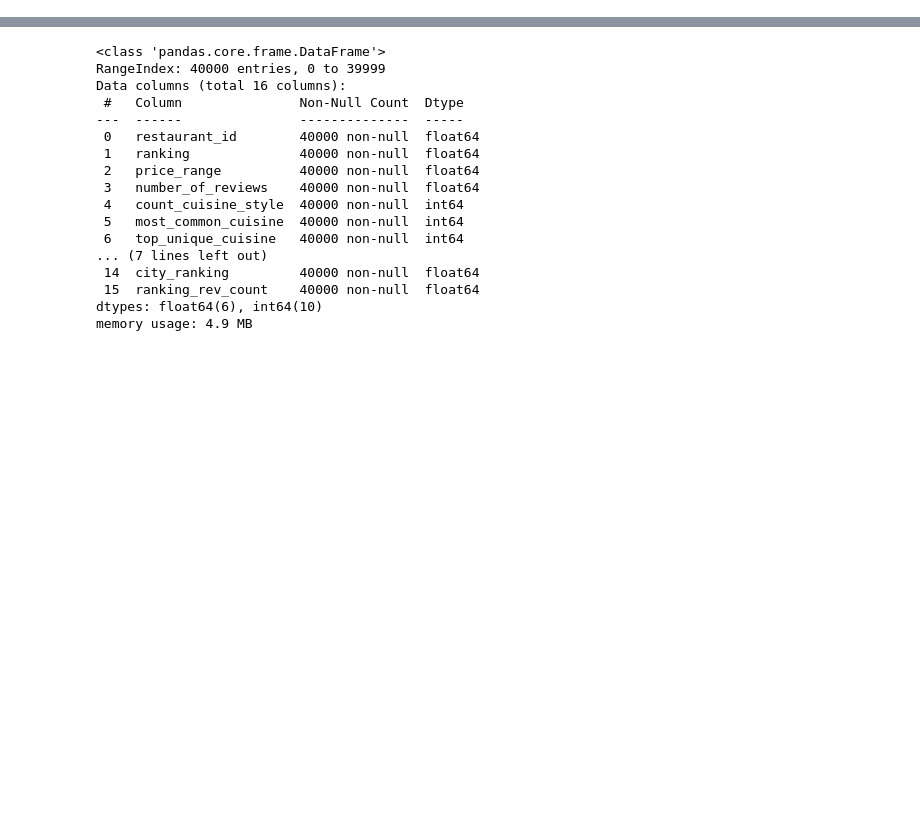
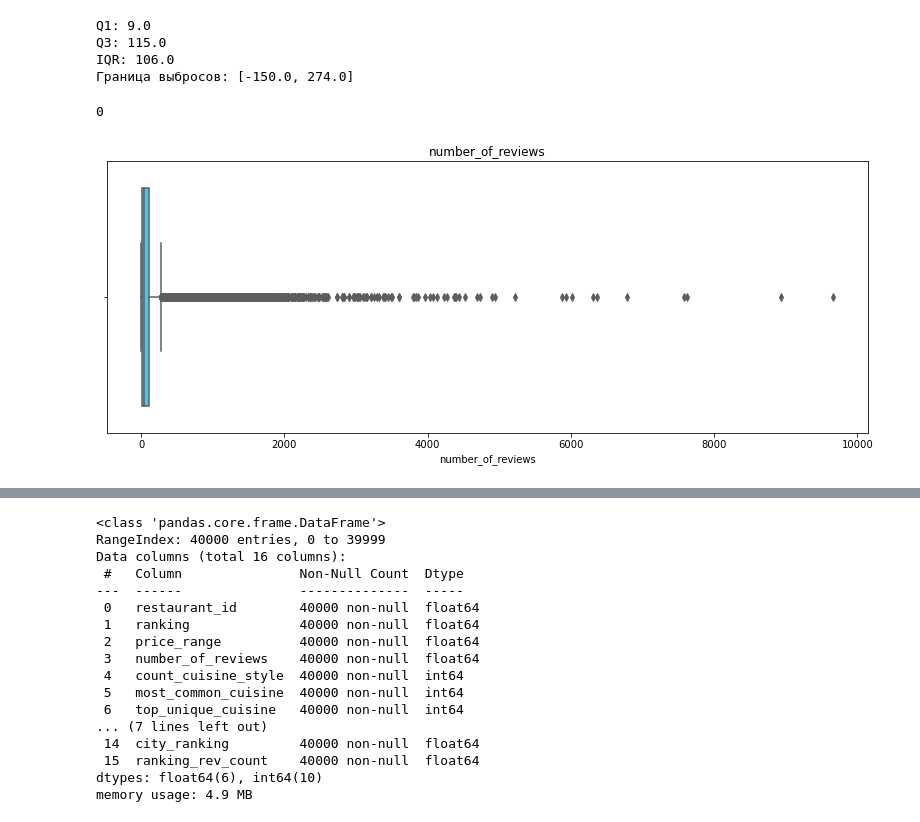
Before and after one commit to Mefet/skillfactory_rds-module_3, a Jupyter notebook: module_3.ipynb, the cells around one changed output, grey strips where cells are left out. Drawn from its saved outputs; the diff is of its cells as text; code cells hidden in the pictures; blank space fills up the shorter version.

```diff
--- a/module_3.ipynb
+++ b/module_3.ipynb
@@ -35,6 +35,23 @@ None
 | 3 | id_3456 | Berlin | NaN | 3458.0 | 5.0 | NaN | 3.0 | [[], []] | ... |
 | 4 | id_615 | Munich | ['German', 'Central European', 'V... | 621.0 | 4.0 | $$ - $$$ | 84.0 | [['Best place to try a Bavarian f... | ... |
 # %%
+def IQR(pd_dataset, column_name, bins_n=10):
+
+    data_column = pd_dataset[column_name]
+    perc_25 = data_column.quantile(0.25, interpolation="midpoint")
+    perc_75 = data_column.quantile(0.75, interpolation="midpoint")
+    IQR = perc_75 - perc_25
+    print(f'Q1: {perc_25}\nQ3: {perc_75}\nIQR: {IQR}',
+          f'\nГраница выбросов: [{perc_25 - 1.5*IQR}, {perc_75 + 1.5*IQR}]')
+
+    # boxplot:
+    plt.figure(figsize=(30, 5))
+    plt.subplot(122)
+    sns.boxplot(data_column.values, color='#38d1ff')
+    plt.title(column_name)
+    plt.xlabel(column_name)
+    return 0
+
 #самые часто встречающися кухни
 def most_common_cuisines(column):
     x = 0
@@ -108,3 +137,12 @@ df['price_range'] = df['price_range'].fillna(2)
+# %%
+IQR(df, 'number_of_reviews', 100)
+# %% [output]
+Q1: 9.0
+Q3: 115.0
+IQR: 106.0
+Граница выбросов: [-150.0, 274.0]
+0
+[figure, added]
 # %%
 #кол-во отзывов
 df['number_of_reviews'] = df['number_of_reviews'].apply(lambda x: 2000 if x > 2000 else x)
```
Also changed, not shown: parts of 4 cells of this notebook.
